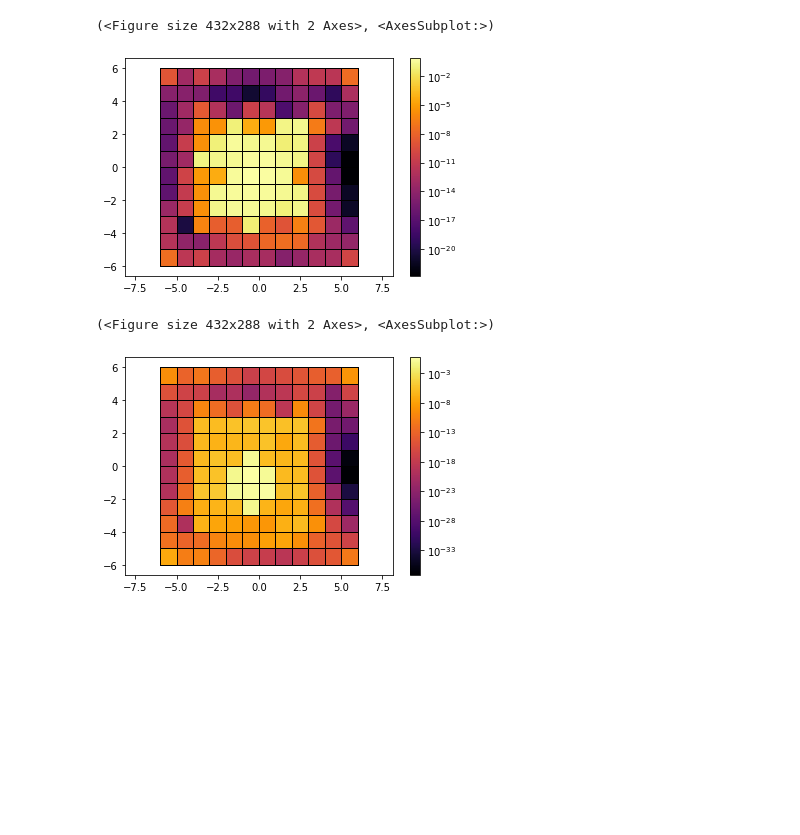
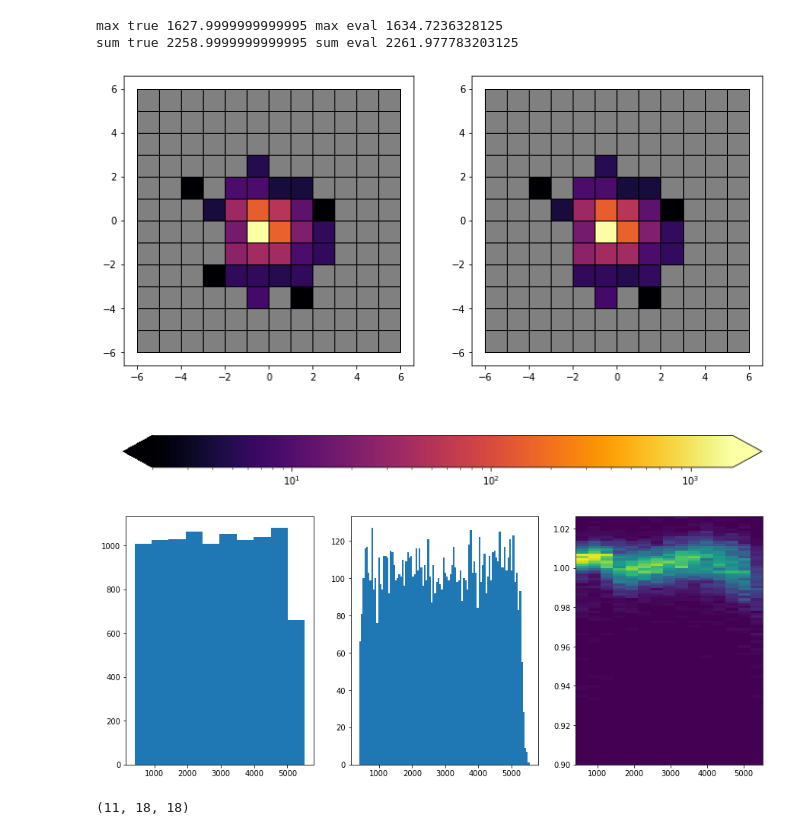
Before and after one commit to DraTeots/eic_ai_pid, a Jupyter notebook: ml_event_display_conv.ipynb, the cells around one changed output. Cells and saved outputs as stored; diff of their text form; code cells hidden in the pictures; blank space fills up the shorter version.

```diff
--- a/ml_event_display_conv.ipynb
+++ b/ml_event_display_conv.ipynb
@@ -18,11 +19,17 @@ from geant3_parser import Geant3DataFile
 
 file_name = os.path.join('data', 'shower_geant3_new.dat')
 data_file = Geant3DataFile(file_name, skip_lines=3)
-input_data, true_e, sum_e = build_train_set(data_file, 10, add_real_xy=False, normalize=True)
+input_data, true_e, sum_e = build_train_set(data_file, 10000, add_real_xy=False, normalize=True)
 
-inputs2 = input_data[:,2:]
-inputs2 = np.reshape(inputs2, (len(inputs2), 11, 11, 1))  # -1 => autodetermine
-# Pad with 1 row and column of zeroes, so it divides by 2
-inputs2 = np.pad(inputs2, ((0,0), (0,1), (0,1), (0,0)), mode='constant', constant_values=0)
-print(f"Inputs shape new = {np.shape(inputs2)}")
+# Remove x,y
+input_data = input_data[:,2:]
+
+# Reshape to events x 11 x 11 x 1 form
+input_data = np.reshape(input_data, (len(input_data), 11, 11, 1))  # -1 => autodetermine
+
+# Pad with 1 row and column of zeroes, so it divides by 2, events x 12 x 12 x 1 now
+input_data = np.pad(input_data, ((0,0), (0,1), (0,1), (0,0)), mode='constant', constant_values=0)
+
+# printout shape
+print(f"Inputs shape new = {np.shape(input_data)}")
 # %% [output]
@@ -94,5 +171,7 @@ import os
 # %%
+# Load NN model
+from keras.models import load_model
 model = load_model('g3_autoencoder_conv_no_xy.hd5')
 
 # Run ML on data
-eval_e = model.predict(inputs2)
+ml_events = model.predict(input_data)
@@ -112,10 +178,12 @@ display_event(eval_e[0])
-# %%
-display_event(eval_e[1])
-# %% [output]
-(<Figure size 432x288 with 2 Axes>, <AxesSubplot:>)
-[figure, removed]
-# %%
-display_event(eval_e[2])
-# %% [output]
-(<Figure size 432x288 with 2 Axes>, <AxesSubplot:>)
-[figure, removed]
+# %%
+true_event = np.exp(input_data[0]*11)
+ml_event = np.exp(ml_events[0]*11)
+ml_event[ml_event<2] = 0
+true_event[true_event<1.5] = 0
+display_event_comparison(true_event, ml_event)
+print(f"max true {np.max(true_event)} max eval {np.max(ml_event)}")
+print(f"sum true {np.sum(true_event)} sum eval {np.sum(ml_event)}")
+# %% [output]
+max true 1627.9999999999995 max eval 1634.7236328125
+sum true 2258.9999999999995 sum eval 2261.977783203125
+[figure, added]
@@ -121,0 +213,23 @@ display_event(eval_e[2])
+# %%
+# using tuple unpacking for multiple Axes
+fig, (ax1, ax2, ax3) = plt.subplots(1, 3, figsize=(15,6))
+
+ax1.hist(sr_e, bins=10)
+ax2.hist(ml_e, bins=100)
+ax3.hist2d(sr_e, ml_e/sr_e, bins=(15, 100))
+plt.savefig(pics_prefix + "e_2dhist.png")
+plt.show()
+# %% [output]
+[figure, added]
+# %%
+# Build numpy 2d histogram
+err_bins = np.arange(0.94, 1.03, 0.005)
+e_bins = np.arange(0, 6000, 500)
+err_bin_centers = get_bin_centers(err_bins)
+e_bin_centers = get_bin_centers(e_bins)
+de = ml_e/sr_e
+dee_hist, de_bin_edges, e_bin_edges = np.histogram2d(sr_e, de, bins=[e_bins, err_bins])
+e_bins_num, dee_bins_num = dee_hist.shape
+e_bins_num, dee_bins_num, len(err_bin_centers)
+# %% [output]
+(11, 18, 18)
```
Also changed, not shown: parts of 14 cells of this notebook, 6 other files.
